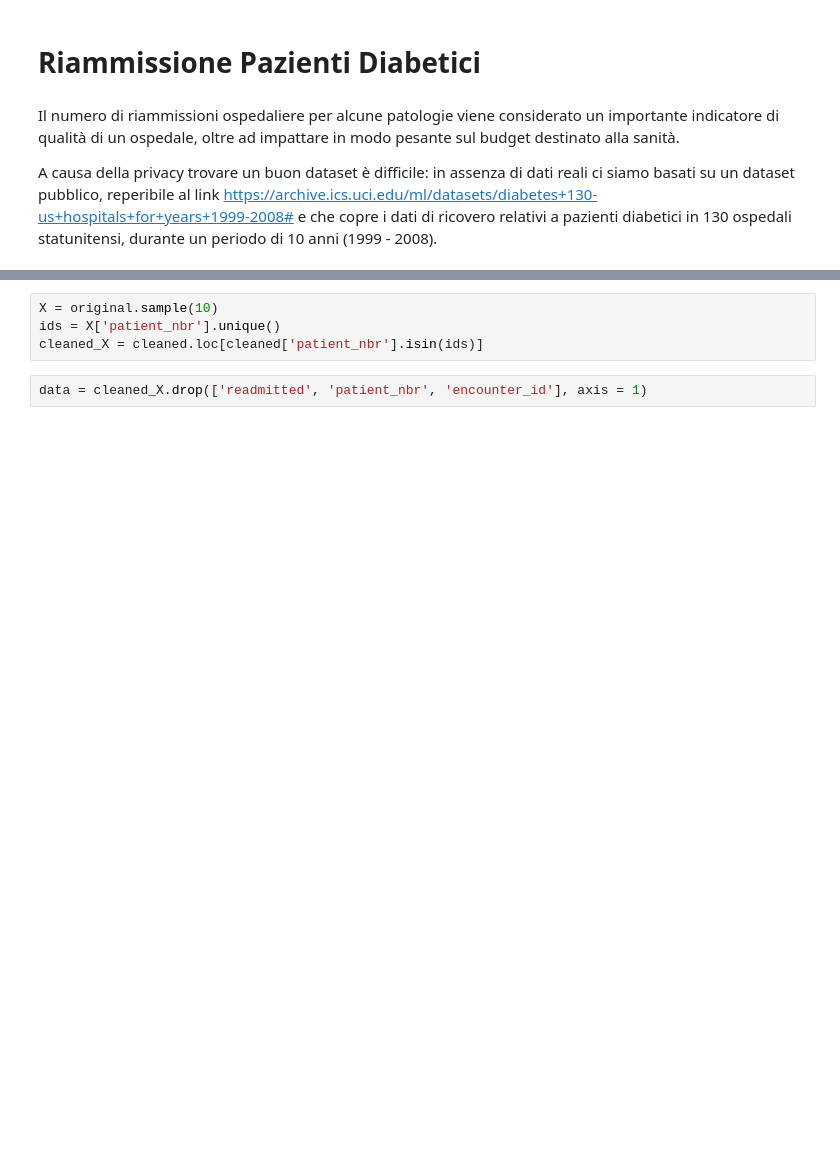
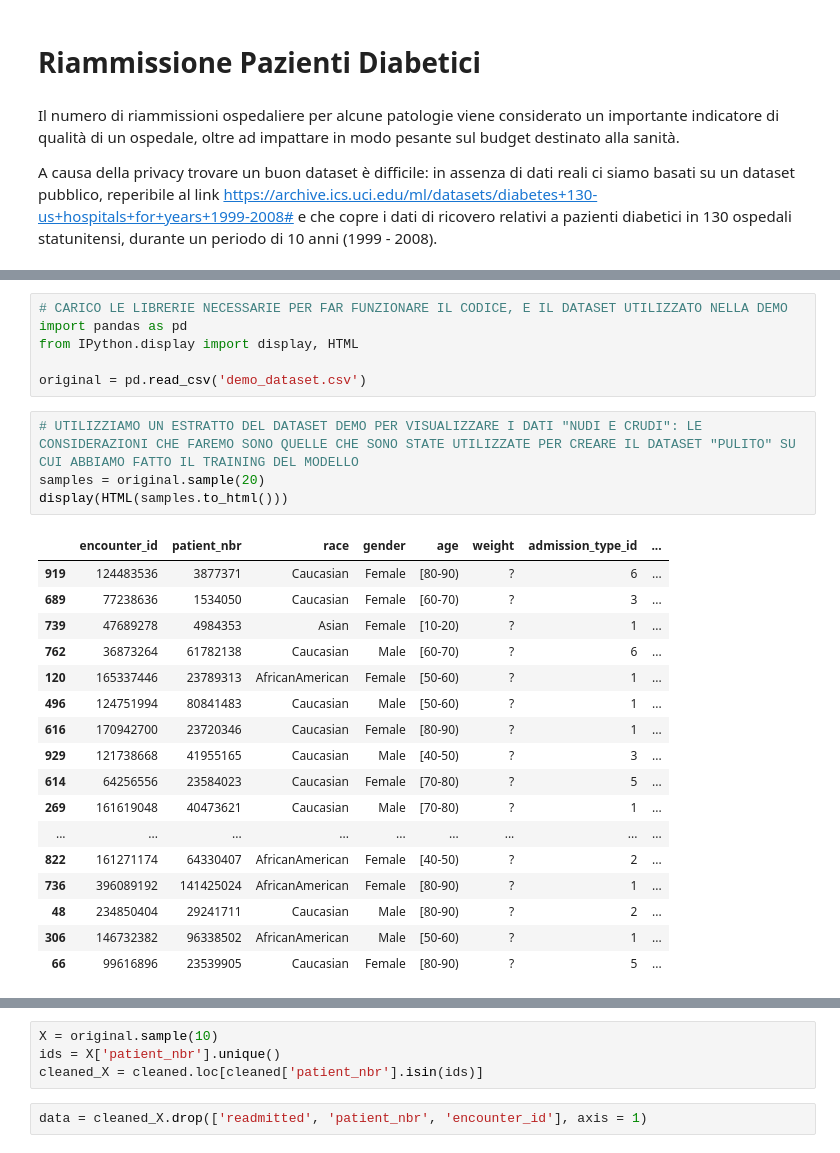
Before and after one commit to LucaSavio/RIPE, a Jupyter notebook: Scoring_Notebook.ipynb, the cells around one changed output, grey strips where cells are left out. Cells and saved outputs as stored; diff of their text form; blank space fills up the shorter version.

```diff
--- a/Scoring_Notebook.ipynb
+++ b/Scoring_Notebook.ipynb
@@ -32,0 +49,28 @@ cleaned = pd.read_csv('demo_dataset_cleaned.csv')
+# %%
+# CARICO LE LIBRERIE NECESSARIE PER FAR FUNZIONARE IL CODICE, E IL DATASET UTILIZZATO NELLA DEMO
+import pandas as pd
+from IPython.display import display, HTML
+
+original = pd.read_csv('demo_dataset.csv')
+# %%
+# UTILIZZIAMO UN ESTRATTO DEL DATASET DEMO PER VISUALIZZARE I DATI "NUDI E CRUDI": LE CONSIDERAZIONI CHE FAREMO SONO QUELLE CHE SONO STATE UTILIZZATE PER CREARE IL DATASET "PULITO" SU CUI ABBIAMO FATTO IL TRAINING DEL MODELLO
+samples = original.sample(20)
+display(HTML(samples.to_html()))
+# %% [output]
+|  | encounter_id | patient_nbr | race | gender | age | weight | admission_type_id | ... |
+| 919 | 124483536 | 3877371 | Caucasian | Female | [80-90) | ? | 6 | ... |
+| 689 | 77238636 | 1534050 | Caucasian | Female | [60-70) | ? | 3 | ... |
+| 739 | 47689278 | 4984353 | Asian | Female | [10-20) | ? | 1 | ... |
+| 762 | 36873264 | 61782138 | Caucasian | Male | [60-70) | ? | 6 | ... |
+| 120 | 165337446 | 23789313 | AfricanAmerican | Female | [50-60) | ? | 1 | ... |
+| 496 | 124751994 | 80841483 | Caucasian | Male | [50-60) | ? | 1 | ... |
+| 616 | 170942700 | 23720346 | Caucasian | Female | [80-90) | ? | 1 | ... |
+| 929 | 121738668 | 41955165 | Caucasian | Male | [40-50) | ? | 3 | ... |
+| 614 | 64256556 | 23584023 | Caucasian | Female | [70-80) | ? | 5 | ... |
+| 269 | 161619048 | 40473621 | Caucasian | Male | [70-80) | ? | 1 | ... |
+| ... | ... | ... | ... | ... | ... | ... | ... | ... |
+| 822 | 161271174 | 64330407 | AfricanAmerican | Female | [40-50) | ? | 2 | ... |
+| 736 | 396089192 | 141425024 | AfricanAmerican | Female | [80-90) | ? | 1 | ... |
+| 48 | 234850404 | 29241711 | Caucasian | Male | [80-90) | ? | 2 | ... |
+| 306 | 146732382 | 96338502 | AfricanAmerican | Male | [50-60) | ? | 1 | ... |
+| 66 | 99616896 | 23539905 | Caucasian | Female | [80-90) | ? | 5 | ... |
```
Also changed, not shown: parts of 7 cells of this notebook.
